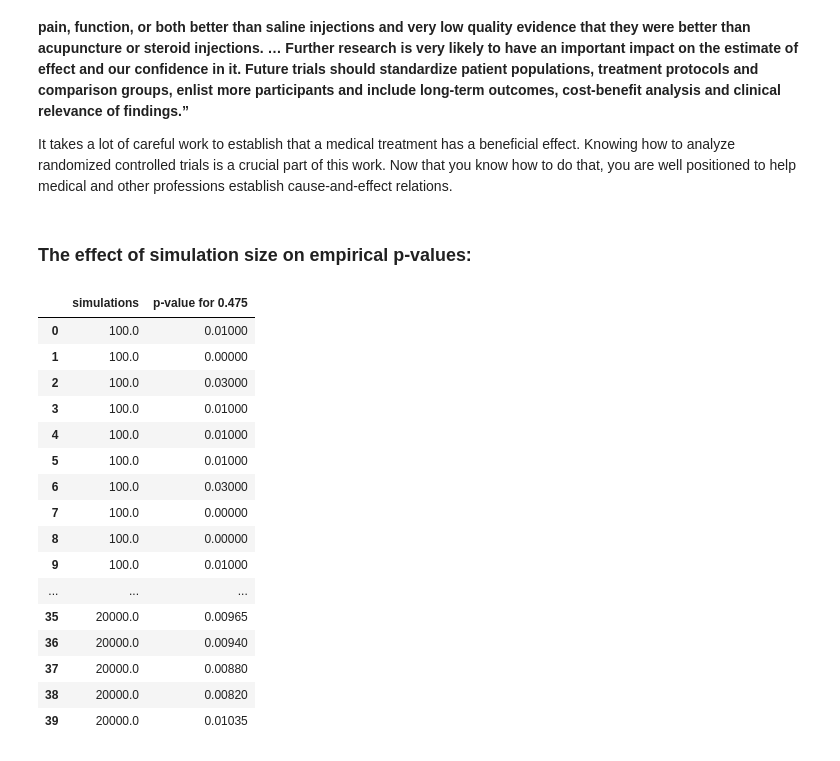
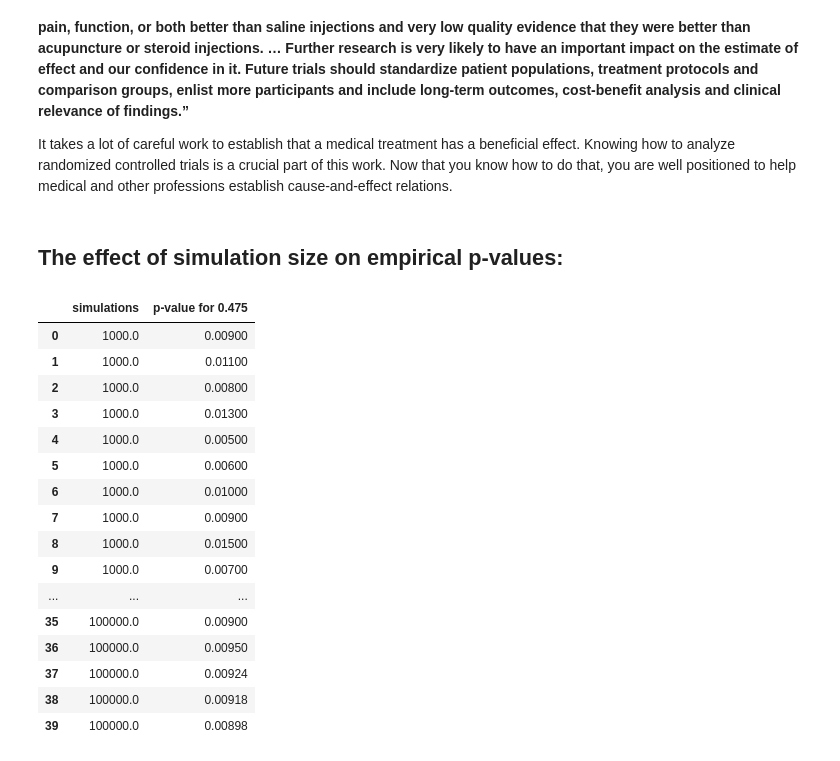
Before and after one commit to csci3022/sp24-student, a Jupyter notebook: lec/lec20/lec20.ipynb, the cells around one changed output. Saved outputs shown, nothing was run; the diff lists cells and outputs as text; code cells hidden in the pictures.

```diff
--- a/lec/lec20/lec20.ipynb
+++ b/lec/lec20/lec20.ipynb
@@ -511,32 +511,32 @@ There were several studies but not many could be included in a scientifically so
 
 It takes a lot of careful work to establish that a medical treatment has a beneficial effect. Knowing how to analyze randomized controlled trials is a crucial part of this work. Now that you know how to do that, you are well positioned to help medical and other professions establish cause-and-effect relations.
 # %% [markdown]
-### The effect of simulation size on empirical p-values:
+## The effect of simulation size on empirical p-values:
 # %%
 tests = pd.DataFrame(columns=['simulations', 'p-value for 0.475'])
 
-for num_sims in [100, 1000, 10000, 20000]:
+for num_sims in [1000, 10000, 20000, 100000]:
     for k in np.arange(10):
         sim = np.array([one_simulated_difference(botox, 'Result', 'Group', absol=True) for i in range(num_sims)]) # SOLUTION
         tests.loc[len(tests.index)] = [num_sims, sum(sim >= observed_diff)/num_sims]
 
 tests
 # %% [output]
 |  | simulations | p-value for 0.475 |
-| 0 | 100.0 | 0.01000 |
-| 1 | 100.0 | 0.00000 |
-| 2 | 100.0 | 0.03000 |
-| 3 | 100.0 | 0.01000 |
-| 4 | 100.0 | 0.01000 |
-| 5 | 100.0 | 0.01000 |
-| 6 | 100.0 | 0.03000 |
-| 7 | 100.0 | 0.00000 |
-| 8 | 100.0 | 0.00000 |
-| 9 | 100.0 | 0.01000 |
+| 0 | 1000.0 | 0.00900 |
+| 1 | 1000.0 | 0.01100 |
+| 2 | 1000.0 | 0.00800 |
+| 3 | 1000.0 | 0.01300 |
+| 4 | 1000.0 | 0.00500 |
+| 5 | 1000.0 | 0.00600 |
+| 6 | 1000.0 | 0.01000 |
+| 7 | 1000.0 | 0.00900 |
+| 8 | 1000.0 | 0.01500 |
+| 9 | 1000.0 | 0.00700 |
 | ... | ... | ... |
-| 35 | 20000.0 | 0.00965 |
-| 36 | 20000.0 | 0.00940 |
-| 37 | 20000.0 | 0.00880 |
-| 38 | 20000.0 | 0.00820 |
-| 39 | 20000.0 | 0.01035 |
+| 35 | 100000.0 | 0.00900 |
+| 36 | 100000.0 | 0.00950 |
+| 37 | 100000.0 | 0.00924 |
+| 38 | 100000.0 | 0.00918 |
+| 39 | 100000.0 | 0.00898 |
 # %%
```
Also changed, not shown: parts of 2 cells of this notebook.
